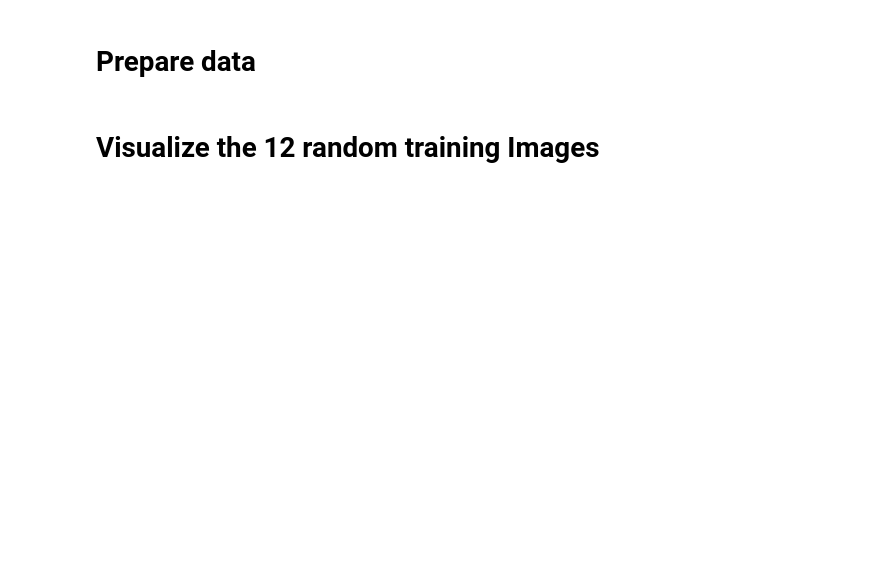
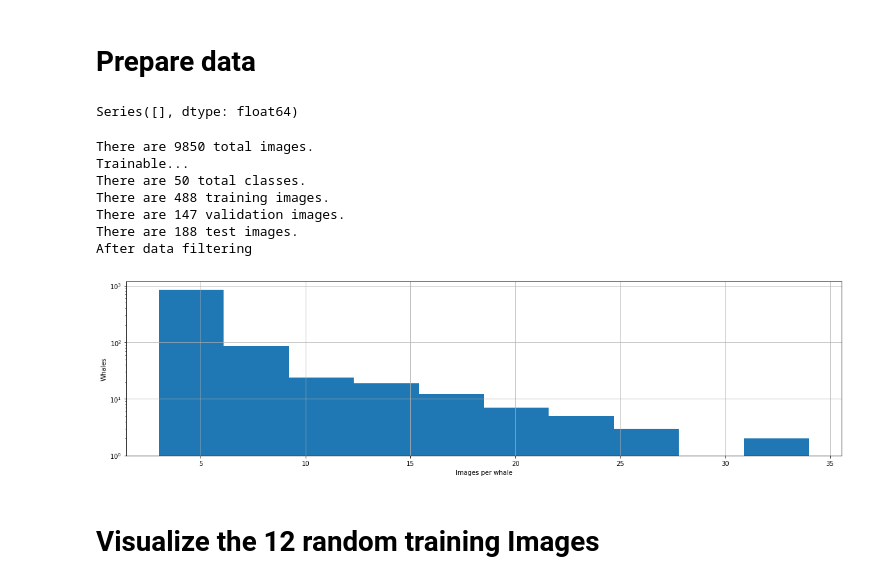
Before and after one commit to crawlik/whale-id, a Jupyter notebook: whale-id.ipynb, the cells around one changed output. Cells and saved outputs as stored; diff of their text form; code cells hidden in the pictures; blank space fills up the shorter version.

```diff
--- a/whale-id.ipynb
+++ b/whale-id.ipynb
@@ -27,7 +27,7 @@ df = df.groupby("Id").filter(lambda x: len(x) >= 3)
 
 # Use top N targets by image count
 value_counts = df.Id.value_counts()
-top_hitters = value_counts.nlargest(10).index
+top_hitters = value_counts.nlargest(50).index
 df = df[df['Id'].isin(top_hitters)]
 
 fig, ax = plt.subplots()
@@ -50,33 +50,43 @@ for whale_id in classes:
 
     X_whale = np.array([os.path.join(os.getcwd(), 'train', s) for s in df_whale.Image])
     y_whale = np.array(df_whale.Id.values)
 
     X_train_whale, X_test_whale, y_train_whale, y_test_whale = \
         train_test_split(X_whale, y_whale, test_size=0.2, random_state=1)
     X_test.extend(X_test_whale)
     y_test.extend(y_test_whale)
 
     X_train_whale, X_valid_whale, y_train_whale, y_valid_whale = \
         train_test_split(X_train_whale, y_train_whale, test_size=0.2, random_state=1)
     X_train.extend(X_train_whale)
     y_train.extend(y_train_whale)
     X_valid.extend(X_valid_whale)
     y_valid.extend(y_valid_whale)
 
 print('\nThere are %d total images.' % total_images)
 print("Trainable...")
 print('There are %d total classes.' % num_classes)
 
 print('There are %d training images.' % len(X_train))
 print('There are %d validation images.' % len(X_valid))
 print('There are %d test images.' % len(X_test))
 
 print("After data filtering")
 
 df.describe()
 
 workers = 8
 batch_size = 32
+# %% [output]
+Series([], dtype: float64)
+There are 9850 total images.
+Trainable...
+There are 50 total classes.
+There are 488 training images.
+There are 147 validation images.
+There are 188 test images.
+After data filtering
+[figure, added]
 # %% [markdown]
 # Visualize the 12 random training Images
 # %%
```
Also changed, not shown: parts of 12 cells of this notebook.
